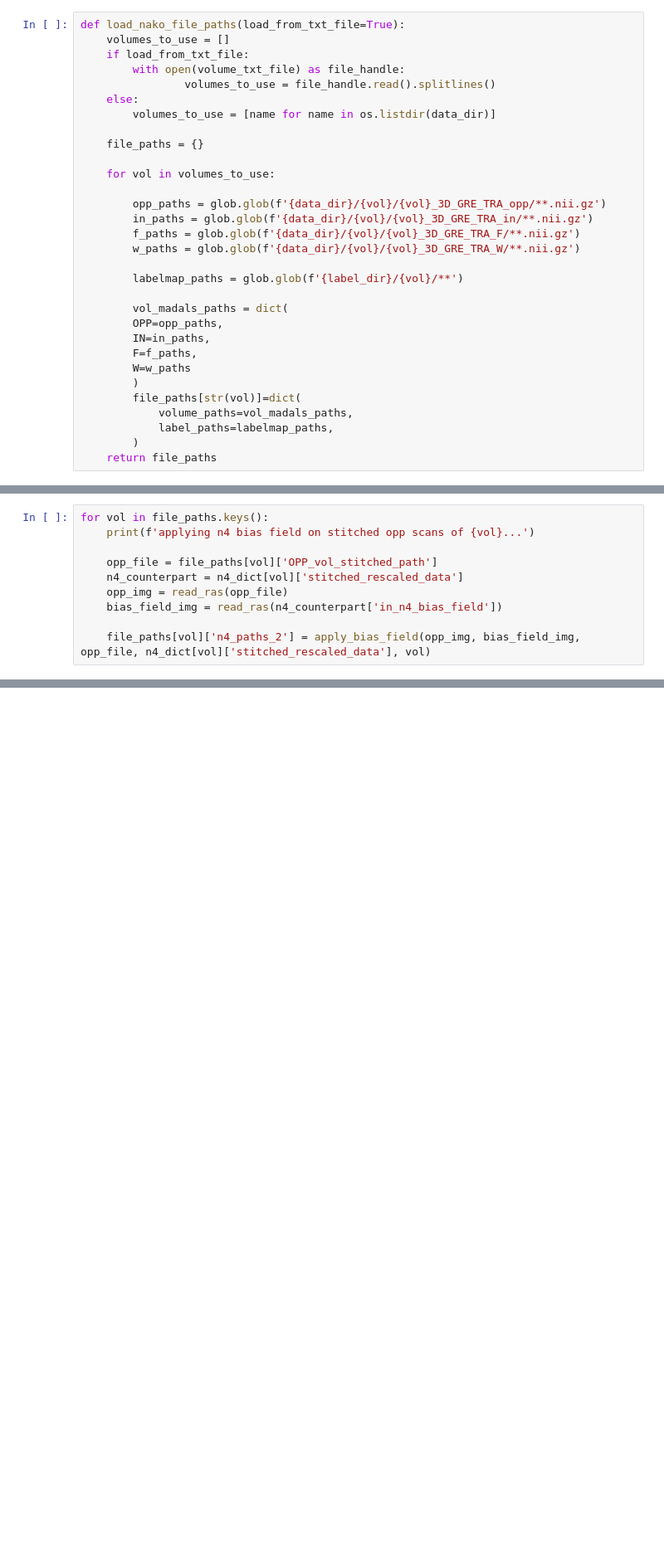
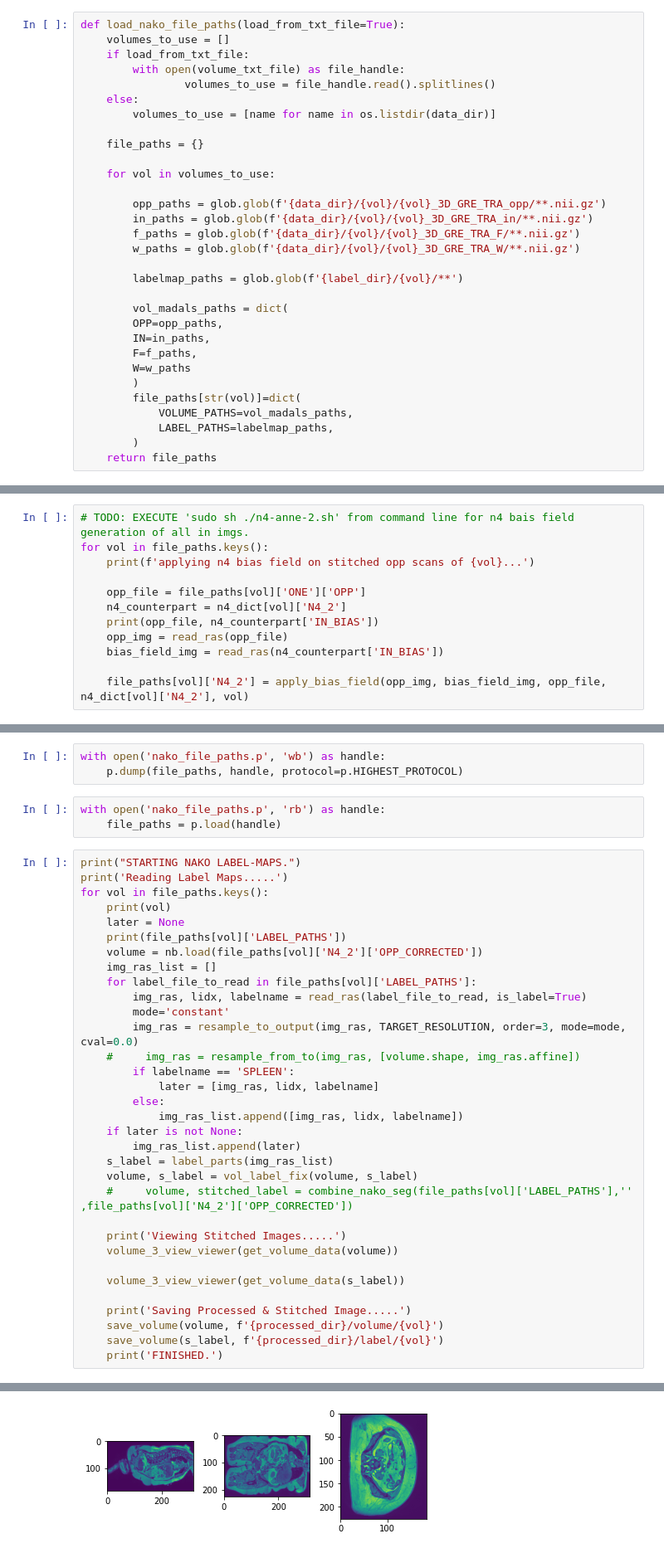
Before and after one commit to ai-med/AbdomenNet, a Jupyter notebook: quickNAT_pytorch/create_datasets/NAKO-Process.ipynb, the cells around one changed output, grey strips where cells are left out. Shown at 83% size. Drawn from its saved outputs; the diff is of its cells as text; blank space fills up the shorter version.

Commit message:
07102020: separate process for datasets

```diff
--- a/quickNAT_pytorch/create_datasets/NAKO-Process.ipynb
+++ b/quickNAT_pytorch/create_datasets/NAKO-Process.ipynb
@@ -46,7 +49,7 @@ def load_nako_file_paths(load_from_txt_file=True):
         W=w_paths
         )
         file_paths[str(vol)]=dict(
-            volume_paths=vol_madals_paths,
-            label_paths=labelmap_paths,
+            VOLUME_PATHS=vol_madals_paths,
+            LABEL_PATHS=labelmap_paths,
         )
     return file_paths
@@ -217,10 +114,12 @@ neagtive value detected
 # %%
+# TODO: EXECUTE 'sudo sh ./n4-anne-2.sh' from command line for n4 bais field generation of all in imgs.
 for vol in file_paths.keys():
     print(f'applying n4 bias field on stitched opp scans of {vol}...')
 
-    opp_file = file_paths[vol]['OPP_vol_stitched_path']
-    n4_counterpart = n4_dict[vol]['stitched_rescaled_data']
+    opp_file = file_paths[vol]['ONE']['OPP']
+    n4_counterpart = n4_dict[vol]['N4_2']
+    print(opp_file, n4_counterpart['IN_BIAS'])
     opp_img = read_ras(opp_file)
-    bias_field_img = read_ras(n4_counterpart['in_n4_bias_field'])
+    bias_field_img = read_ras(n4_counterpart['IN_BIAS'])
 
-    file_paths[vol]['n4_paths_2'] = apply_bias_field(opp_img, bias_field_img, opp_file, n4_dict[vol]['stitched_rescaled_data'], vol)
+    file_paths[vol]['N4_2'] = apply_bias_field(opp_img, bias_field_img, opp_file, n4_dict[vol]['N4_2'], vol)
@@ -264,0 +126,40 @@ print(json.dumps(file_paths,sort_keys=True, indent=4))
+# %%
+with open('nako_file_paths.p', 'wb') as handle:
+    p.dump(file_paths, handle, protocol=p.HIGHEST_PROTOCOL)
+# %%
+with open('nako_file_paths.p', 'rb') as handle:
+    file_paths = p.load(handle)
+# %%
+print("STARTING NAKO LABEL-MAPS.")
+print('Reading Label Maps.....')
+for vol in file_paths.keys():
+    print(vol)
+    later = None
+    print(file_paths[vol]['LABEL_PATHS'])
+    volume = nb.load(file_paths[vol]['N4_2']['OPP_CORRECTED'])
+    img_ras_list = []
+    for label_file_to_read in file_paths[vol]['LABEL_PATHS']:
+        img_ras, lidx, labelname = read_ras(label_file_to_read, is_label=True)
+        mode='constant'
+        img_ras = resample_to_output(img_ras, TARGET_RESOLUTION, order=3, mode=mode, cval=0.0)
+    #     img_ras = resample_from_to(img_ras, [volume.shape, img_ras.affine])
+        if labelname == 'SPLEEN':
+            later = [img_ras, lidx, labelname]
+        else:
+            img_ras_list.append([img_ras, lidx, labelname])
+    if later is not None:
+        img_ras_list.append(later)
+    s_label = label_parts(img_ras_list)
+    volume, s_label = vol_label_fix(volume, s_label)
+    #     volume, stitched_label = combine_nako_seg(file_paths[vol]['LABEL_PATHS'],'' ,file_paths[vol]['N4_2']['OPP_CORRECTED'])
+
+    print('Viewing Stitched Images.....')
+    volume_3_view_viewer(get_volume_data(volume))
+
+    volume_3_view_viewer(get_volume_data(s_label))
+
+    print('Saving Processed & Stitched Image.....')
+    save_volume(volume, f'{processed_dir}/volume/{vol}')
+    save_volume(s_label, f'{processed_dir}/label/{vol}')
+    print('FINISHED.')
+# %% [output]
@@ -264,0 +183 @@ print(json.dumps(file_paths,sort_keys=True, indent=4))
+[figure, added]
```
Also changed, not shown: parts of 14 cells of this notebook, 11 other files.
